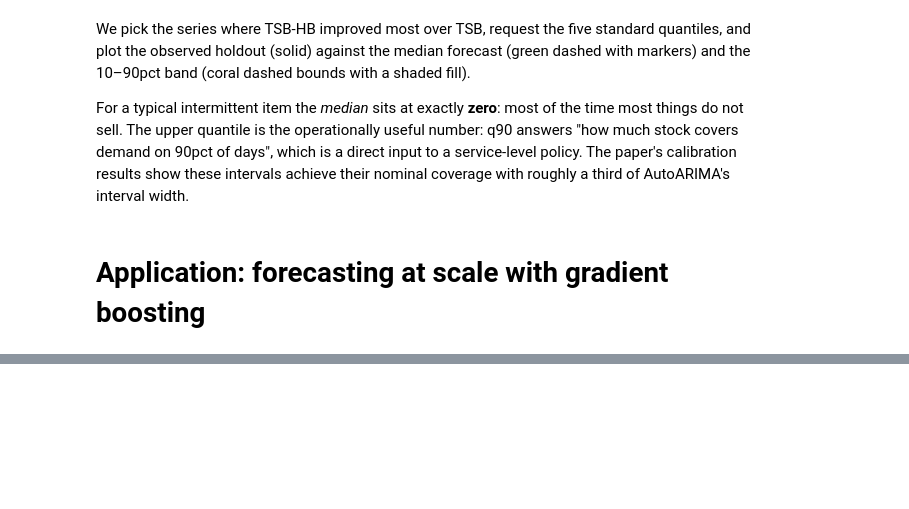
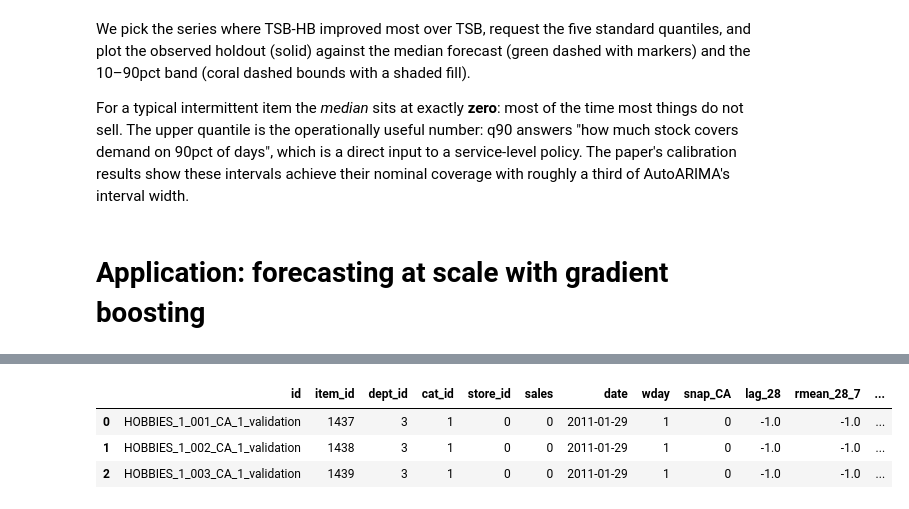
Before and after one commit to tng-konrad/time-series-with-Konrad, a Jupyter notebook: addendum-sales-and-demand-forecasting.ipynb, the cells around one changed output, grey strips where cells are left out. Cells and saved outputs as stored; diff of their text form; code cells hidden in the pictures; blank space fills up the shorter version.

```diff
--- a/addendum-sales-and-demand-forecasting.ipynb
+++ b/addendum-sales-and-demand-forecasting.ipynb
@@ -713,0 +740,30 @@ For a typical intermittent item the *median* sits at exactly **zero**: most of t
+# %%
+# time-based features
+xdat['week'] = xdat['date'].dt.isocalendar().week.astype('int16')
+
+date_features = {
+    'wday': 'weekday',
+    'month': 'month',
+    'quarter': 'quarter',
+    'year': 'year',
+    'mday': 'day',
+}
+
+for date_feat_name, date_feat_func in date_features.items():
+    if date_feat_name in xdat.columns:
+        xdat[date_feat_name] = xdat[date_feat_name].astype('int16')
+    else:
+        xdat[date_feat_name] = getattr(xdat['date'].dt, date_feat_func).astype('int16')
+
+# encode categorical features
+cat_feats = ['item_id', 'dept_id', 'store_id', 'cat_id']
+for cc in cat_feats:
+    le = LabelEncoder()
+    xdat[cc] = le.fit_transform(xdat[cc])
+
+xdat.head(3)
+# %% [output]
+|  | id | item_id | dept_id | cat_id | store_id | sales | date | wday | snap_CA | lag_28 | rmean_28_7 | ... |
+| 0 | HOBBIES_1_001_CA_1_validation | 1437 | 3 | 1 | 0 | 0 | 2011-01-29 | 1 | 0 | -1.0 | -1.0 | ... |
+| 1 | HOBBIES_1_002_CA_1_validation | 1438 | 3 | 1 | 0 | 0 | 2011-01-29 | 1 | 0 | -1.0 | -1.0 | ... |
+| 2 | HOBBIES_1_003_CA_1_validation | 1439 | 3 | 1 | 0 | 0 | 2011-01-29 | 1 | 0 | -1.0 | -1.0 | ... |
```
Also changed, not shown: parts of 12 cells of this notebook.
